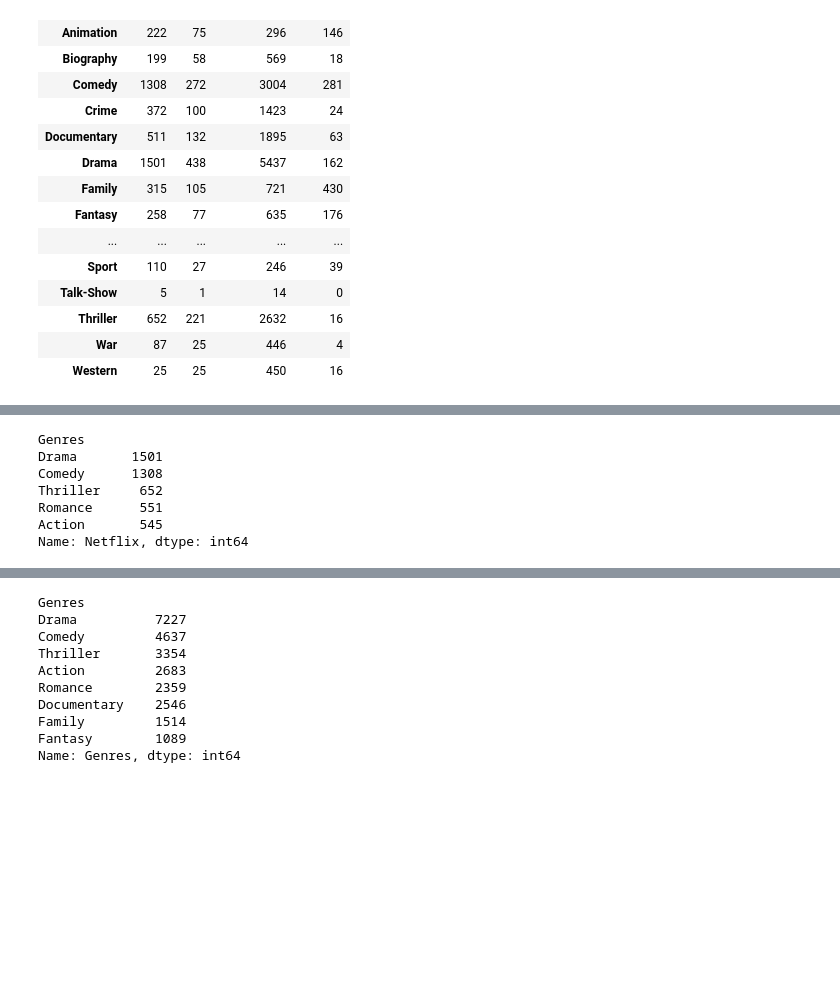
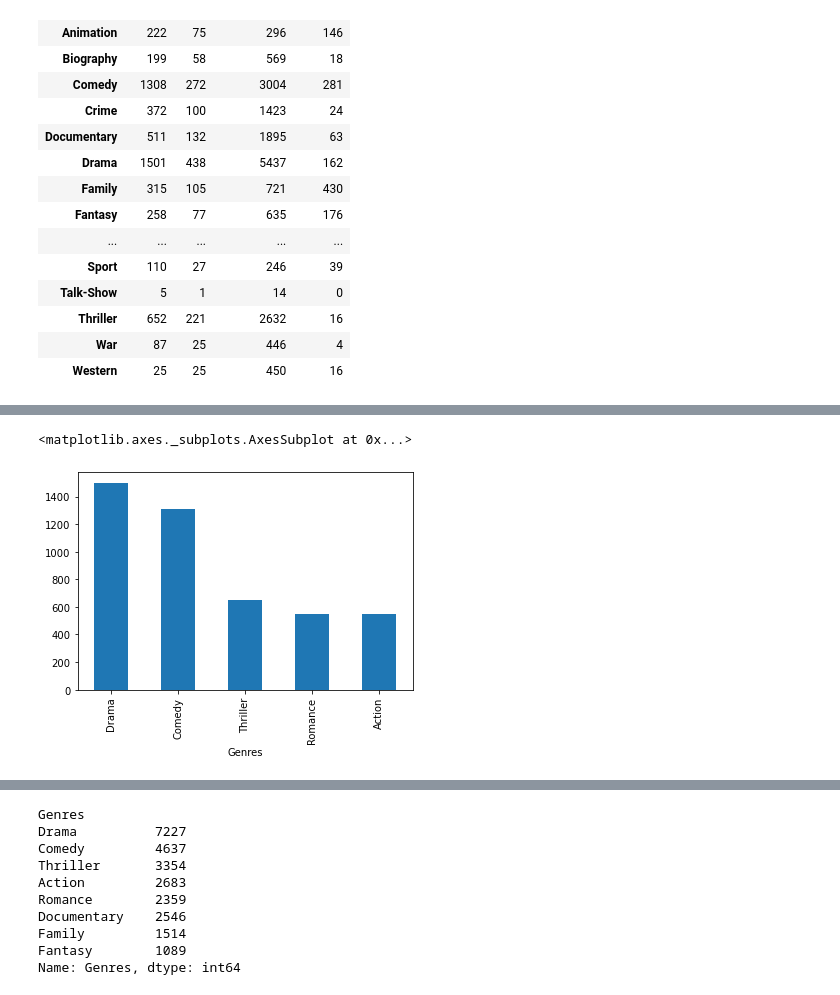
Before and after one commit to jtslater2/old_fashioned, a Jupyter notebook: Scripts/Genres Data.ipynb, the cells around one changed output, grey strips where cells are left out. Drawn from its saved outputs; the diff is of its cells as text; code cells hidden in the pictures; blank space fills up the shorter version.

Commit message:
subbed charts for data

```diff
--- a/Scripts/Genres Data.ipynb
+++ b/Scripts/Genres Data.ipynb
@@ -140,3 +141,8 @@ streamtot
 | Thriller | 652 | 221 | 2632 | 16 |
 | War | 87 | 25 | 446 | 4 |
 | Western | 25 | 25 | 450 | 16 |
+# %%
+total = gengroup["Genres"].count()
+streamtot["Total"] = total
+
+streamtot
@@ -143,14 +168,10 @@ streamtot
 # %%
 #netflix top 5
-topnetdf = streamtot.sort_values("Netflix", ascending=False)
-topnetdf["Netflix"].head()
+netdf = streamtot.sort_values("Netflix", ascending=False)
+topnet = netdf["Netflix"].nlargest(5)
+topnet.plot.bar()
 # %% [output]
-Genres
-Drama       1501
-Comedy      1308
-Thriller     652
-Romance      551
-Action       545
-Name: Netflix, dtype: int64
+<matplotlib.axes._subplots.AxesSubplot at 0x...>
+[figure, added]
 # %%
 #hulu top 5
```
Also changed, not shown: parts of 10 cells of this notebook.
